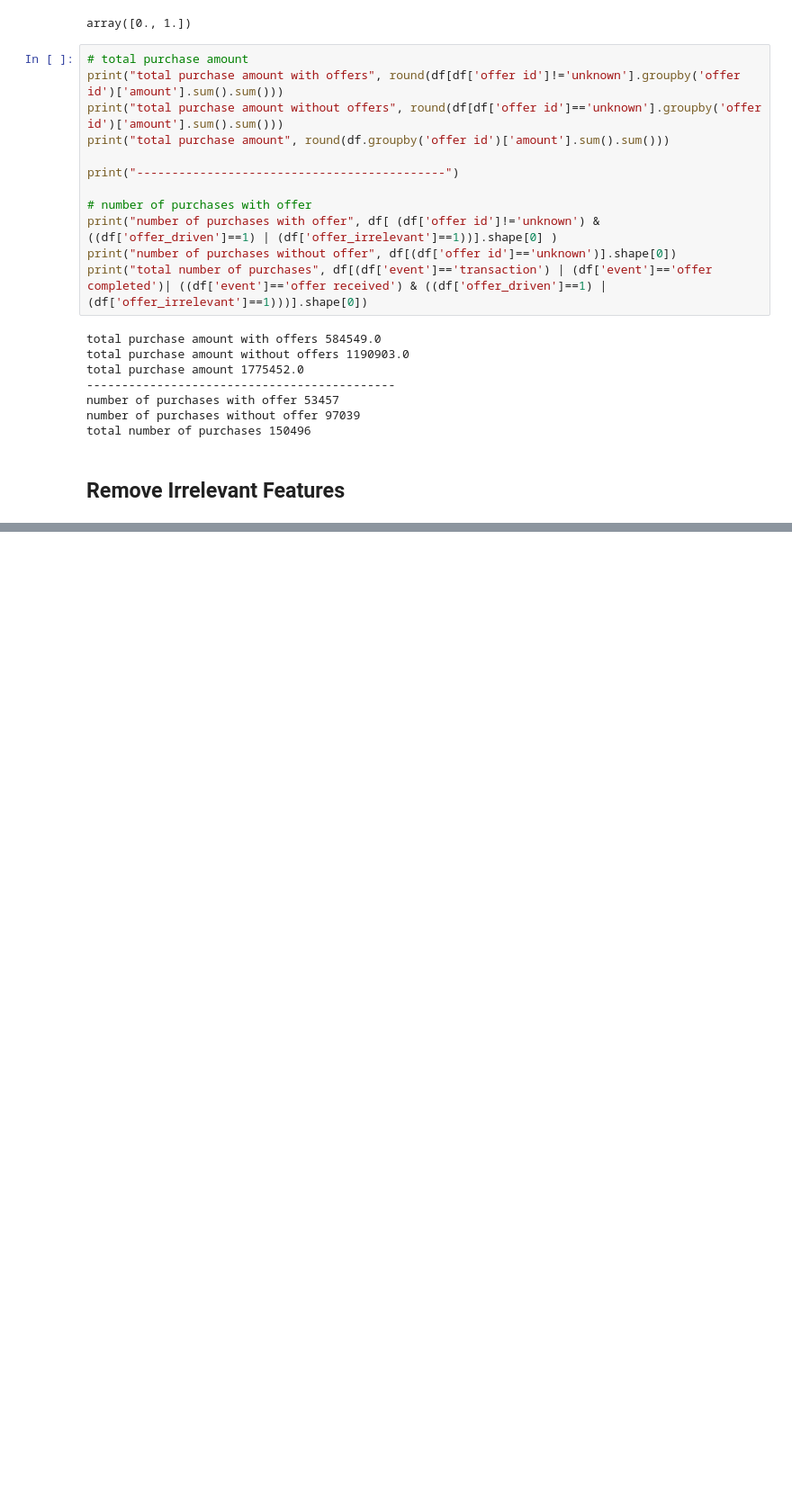
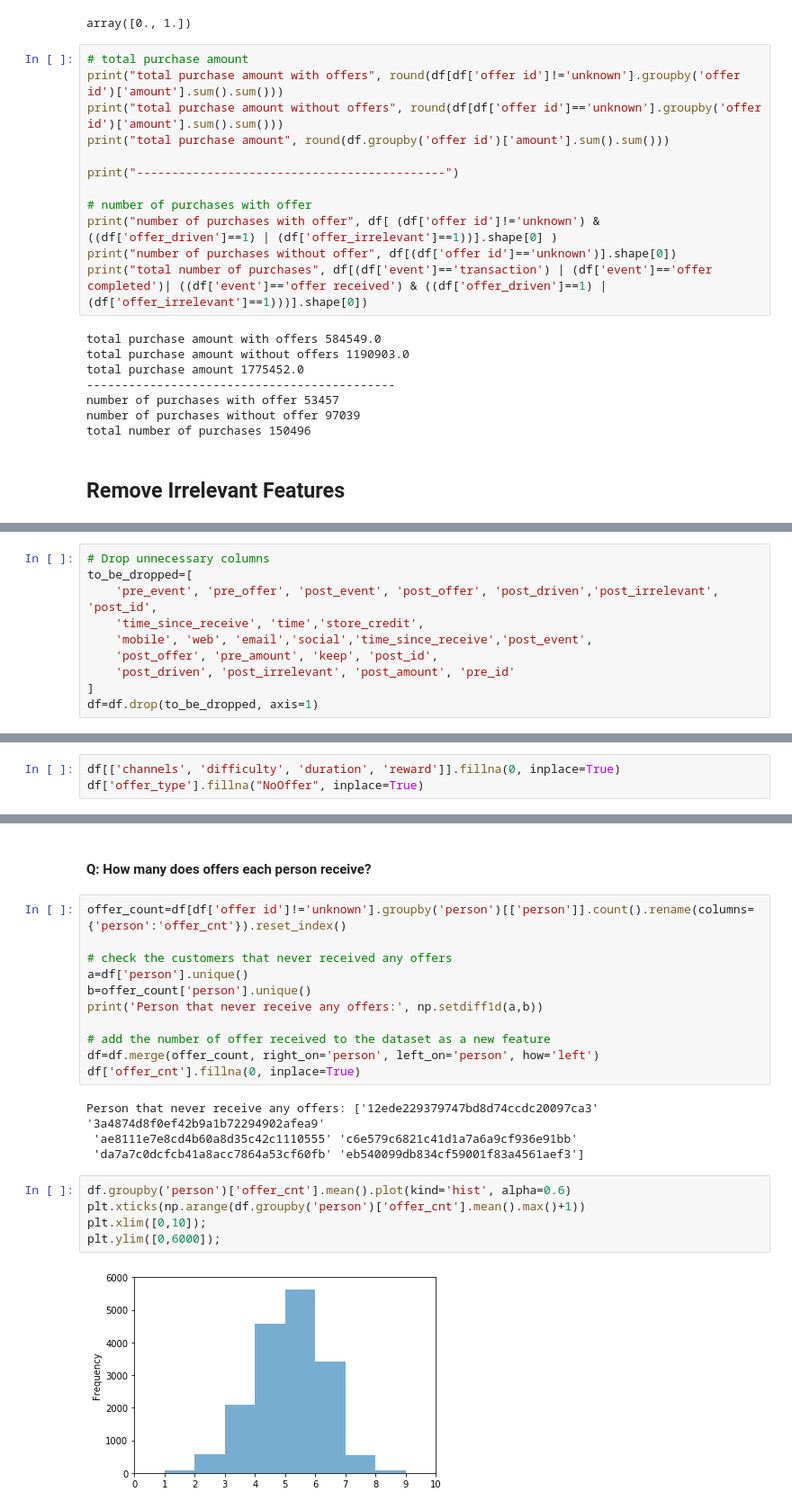
Before and after one commit to EmmaHu-learner/DS_NanoDegree_Capstone, a Jupyter notebook: Starbucks_Capstone_notebook.ipynb, the cells around one changed output, grey strips where cells are left out. Shown: that part at 90% size. Cells and saved outputs as stored; diff of their text form; blank space fills up the shorter version.

```diff
--- a/Starbucks_Capstone_notebook.ipynb
+++ b/Starbucks_Capstone_notebook.ipynb
@@ -762,2 +740,12 @@ total number of purchases 150496
 
 # df=df_backup.copy()
+# %%
+# Drop unnecessary columns
+to_be_dropped=[
+    'pre_event', 'pre_offer', 'post_event', 'post_offer', 'post_driven','post_irrelevant', 'post_id',
+    'time_since_receive', 'time','store_credit',
+    'mobile', 'web', 'email','social','time_since_receive','post_event',
+    'post_offer', 'pre_amount', 'keep', 'post_id',
+    'post_driven', 'post_irrelevant', 'post_amount', 'pre_id'
+]
+df=df.drop(to_be_dropped, axis=1)
@@ -763,0 +772,3 @@ total number of purchases 150496
+# %%
+df[['channels', 'difficulty', 'duration', 'reward']].fillna(0, inplace=True)
+df['offer_type'].fillna("NoOffer", inplace=True)
@@ -763,0 +786,24 @@ total number of purchases 150496
+# %% [markdown]
+#### Q: How many does offers each person receive?
+# %%
+offer_count=df[df['offer id']!='unknown'].groupby('person')[['person']].count().rename(columns={'person':'offer_cnt'}).reset_index()
+
+# check the customers that never received any offers
+a=df['person'].unique()
+b=offer_count['person'].unique()
+print('Person that never receive any offers:', np.setdiff1d(a,b))
+
+# add the number of offer received to the dataset as a new feature
+df=df.merge(offer_count, right_on='person', left_on='person', how='left')
+df['offer_cnt'].fillna(0, inplace=True)
+# %% [output]
+Person that never receive any offers: ['12ede229379747bd8d74ccdc20097ca3' '3a4874d8f0ef42b9a1b72294902afea9'
+ 'ae8111e7e8cd4b60a8d35c42c1110555' 'c6e579c6821c41d1a7a6a9cf936e91bb'
+ 'da7a7c0dcfcb41a8acc7864a53cf60fb' 'eb540099db834cf59001f83a4561aef3']
+# %%
+df.groupby('person')['offer_cnt'].mean().plot(kind='hist', alpha=0.6)
+plt.xticks(np.arange(df.groupby('person')['offer_cnt'].mean().max()+1))
+plt.xlim([0,10]);
+plt.ylim([0,6000]);
+# %% [output]
+[figure, added]
```
Also changed, not shown: parts of 91 cells of this notebook, 4 other files.
